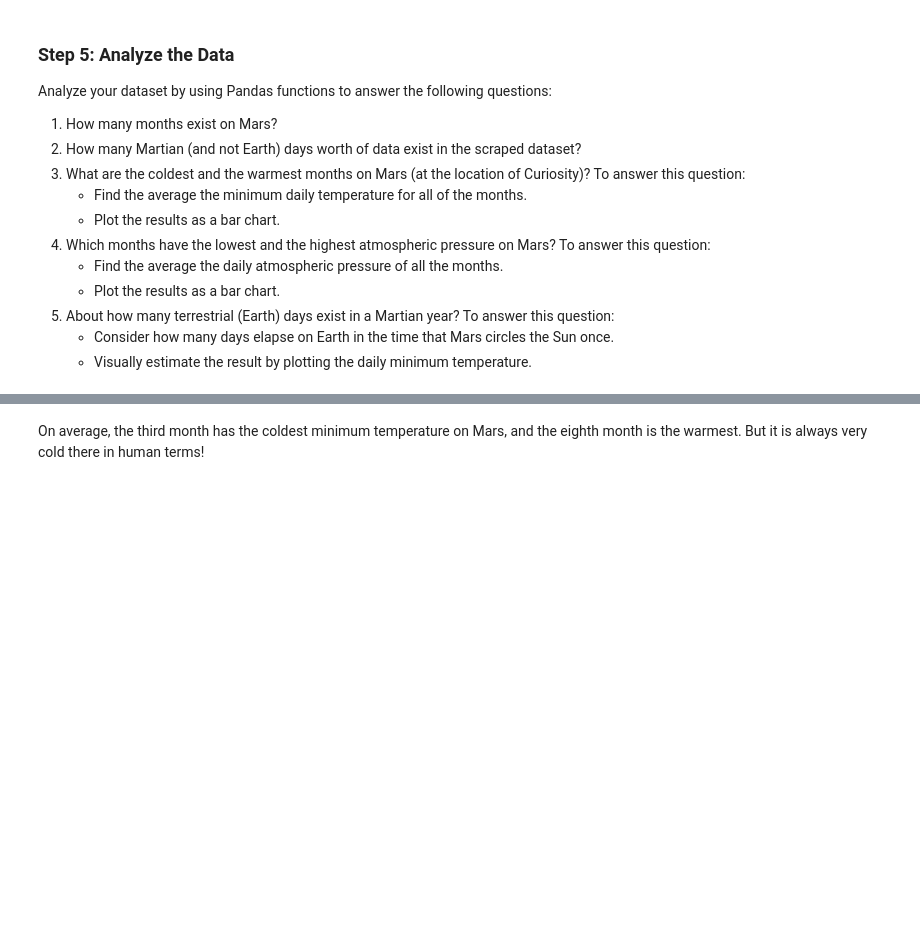
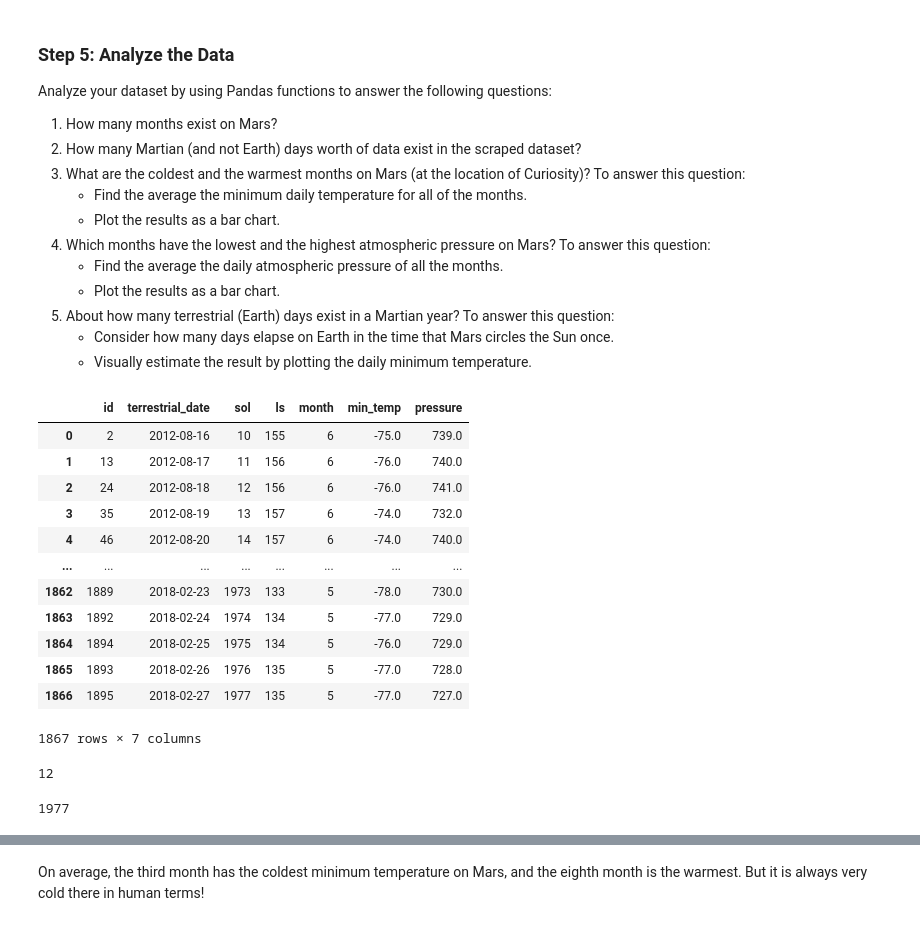
Before and after one commit to csaving/web-scraping-challenge, a Jupyter notebook: part_2_mars_weather.ipynb, the cells around one changed output, grey strips where cells are left out. Drawn from its saved outputs; the diff is of its cells as text; code cells hidden in the pictures; blank space fills up the shorter version.

```diff
--- a/part_2_mars_weather.ipynb
+++ b/part_2_mars_weather.ipynb
@@ -124,9 +124,31 @@ Analyze your dataset by using Pandas functions to answer the following questions
 5. About how many terrestrial (Earth) days exist in a Martian year? To answer this question:
     * Consider how many days elapse on Earth in the time that Mars circles the Sun once.
     * Visually estimate the result by plotting the daily minimum temperature.
+# %%
+df
+# %% [output]
+|  | id | terrestrial_date | sol | ls | month | min_temp | pressure |
+| 0 | 2 | 2012-08-16 | 10 | 155 | 6 | -75.0 | 739.0 |
+| 1 | 13 | 2012-08-17 | 11 | 156 | 6 | -76.0 | 740.0 |
+| 2 | 24 | 2012-08-18 | 12 | 156 | 6 | -76.0 | 741.0 |
+| 3 | 35 | 2012-08-19 | 13 | 157 | 6 | -74.0 | 732.0 |
+| 4 | 46 | 2012-08-20 | 14 | 157 | 6 | -74.0 | 740.0 |
+| ... | ... | ... | ... | ... | ... | ... | ... |
+| 1862 | 1889 | 2018-02-23 | 1973 | 133 | 5 | -78.0 | 730.0 |
+| 1863 | 1892 | 2018-02-24 | 1974 | 134 | 5 | -77.0 | 729.0 |
+| 1864 | 1894 | 2018-02-25 | 1975 | 134 | 5 | -76.0 | 729.0 |
+| 1865 | 1893 | 2018-02-26 | 1976 | 135 | 5 | -77.0 | 728.0 |
+| 1866 | 1895 | 2018-02-27 | 1977 | 135 | 5 | -77.0 | 727.0 |
+1867 rows × 7 columns
 # %%
 # 1. How many months are there on Mars?
+df['month'].max()
+# %% [output]
+12
 # %%
 # 2. How many Martian days' worth of data are there?
+df['sol'].max()
+# %% [output]
+1977
 # %%
 # 3. What is the average low temperature by month?
```
Also changed, not shown: parts of 4 cells of this notebook.
